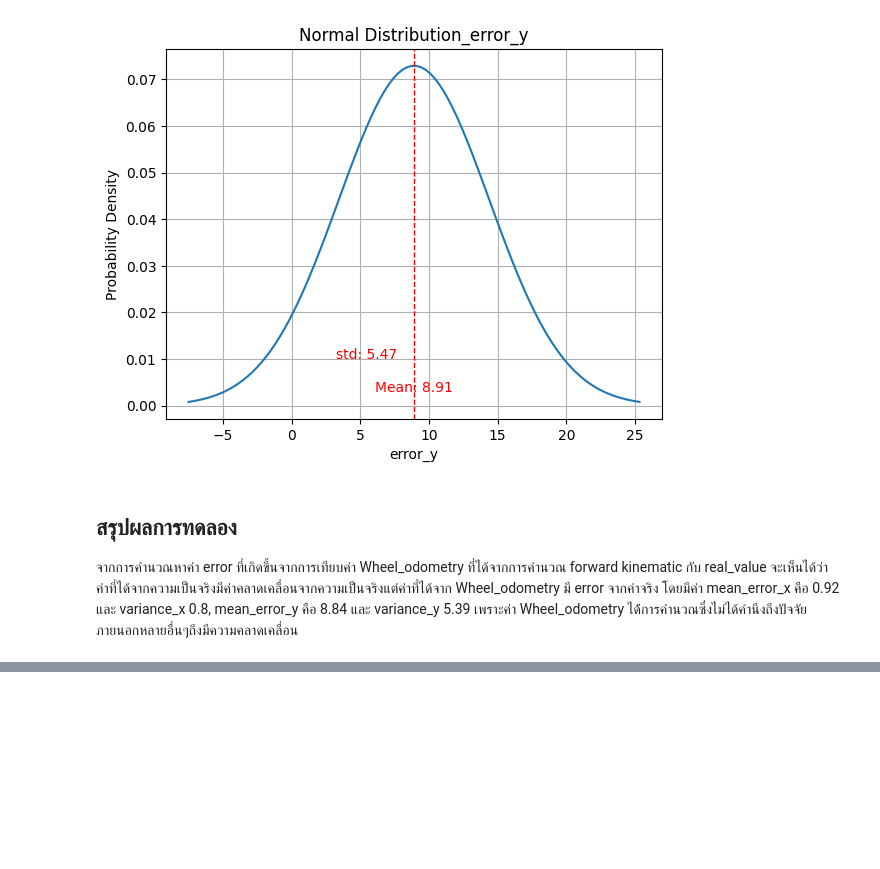
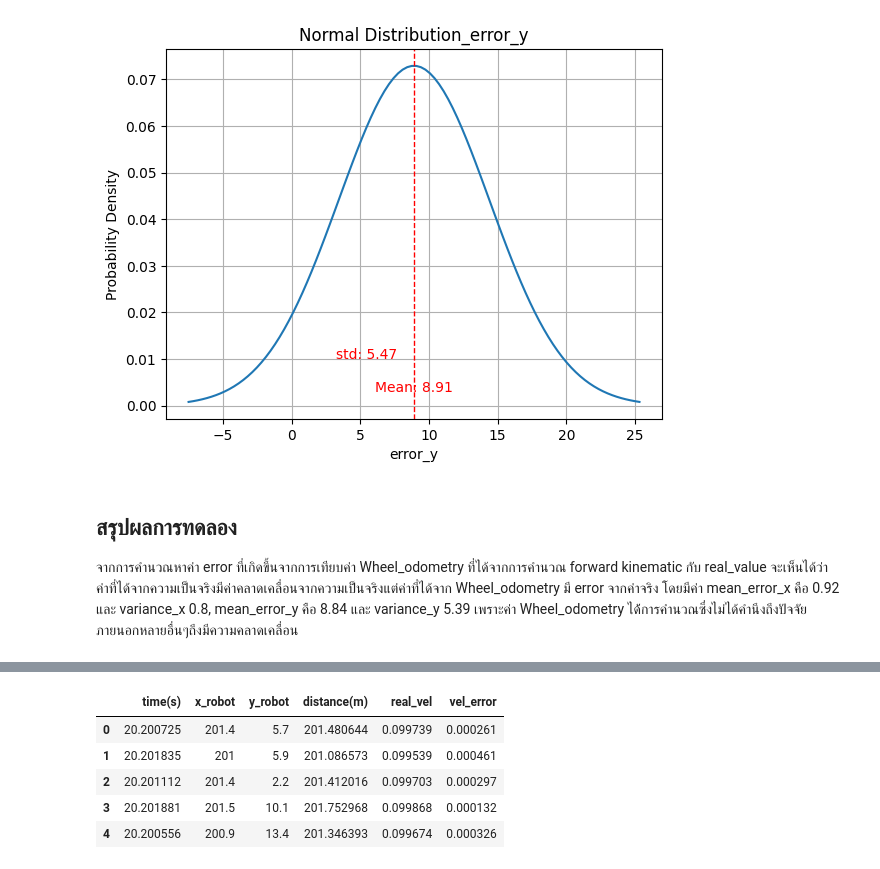
Before and after one commit to AthimetA/FRA532_Exam, a Jupyter notebook: src/doc/FRA532_EXAM1_6322_6327_6366_6368.ipynb, the cells around one changed output, grey strips where cells are left out. Drawn from its saved outputs; the diff is of its cells as text; code cells hidden in the pictures; blank space fills up the shorter version.

```diff
--- a/src/doc/FRA532_EXAM1_6322_6327_6366_6368.ipynb
+++ b/src/doc/FRA532_EXAM1_6322_6327_6366_6368.ipynb
@@ -448,0 +495,16 @@ plt.show()
+# %%
+time_df = pd.DataFrame(ex2_3_data_all_value.iloc[:-1, 0]).rename(columns={'time':'time(s)'})                     # time
+x_y_time_df = pd.concat([time_df, x_y_robot], axis=1)           # time, x, y
+distance_df = pd.DataFrame(np.sqrt((x_y_time_df['x_robot'].astype(float)**2) + (x_y_time_df['y_robot'].astype(float)**2)), columns=['distance(m)'])
+cal_vel_data_df = pd.concat([x_y_time_df, distance_df], axis = 1)
+vel_df = pd.DataFrame(cal_vel_data_df['distance(m)'].divide(100).divide(cal_vel_data_df['time(s)']), columns=['real_vel'])
+real_vel_df = pd.concat([cal_vel_data_df, vel_df], axis = 1)
+real_vel_df['vel_error'] = 0.1-real_vel_df['real_vel']
+real_vel_df.head()
+# %% [output]
+|  | time(s) | x_robot | y_robot | distance(m) | real_vel | vel_error |
+| 0 | 20.200725 | 201.4 | 5.7 | 201.480644 | 0.099739 | 0.000261 |
+| 1 | 20.201835 | 201 | 5.9 | 201.086573 | 0.099539 | 0.000461 |
+| 2 | 20.201112 | 201.4 | 2.2 | 201.412016 | 0.099703 | 0.000297 |
+| 3 | 20.201881 | 201.5 | 10.1 | 201.752968 | 0.099868 | 0.000132 |
+| 4 | 20.200556 | 200.9 | 13.4 | 201.346393 | 0.099674 | 0.000326 |
```
Also changed, not shown: parts of 13 cells of this notebook.
